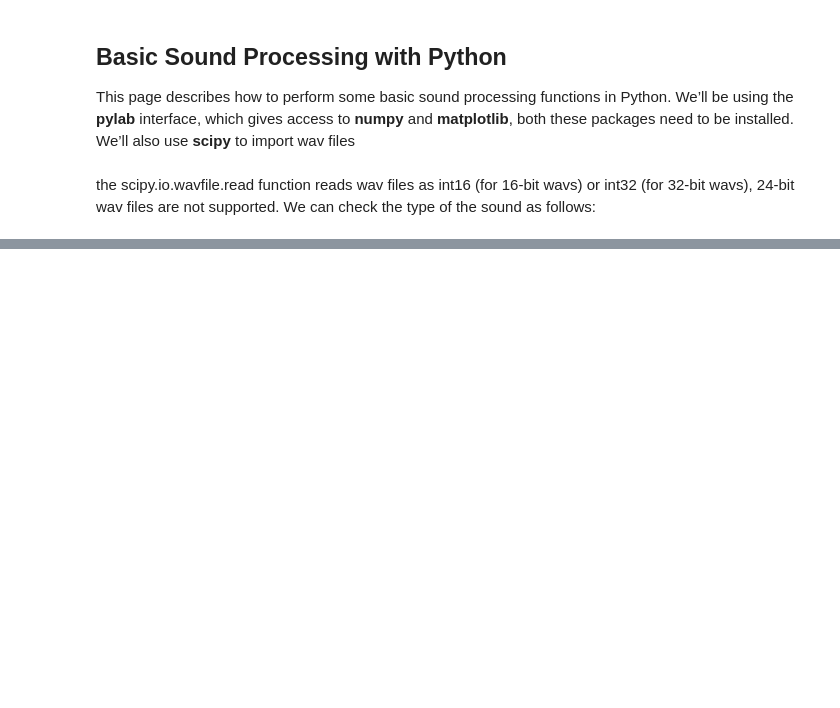
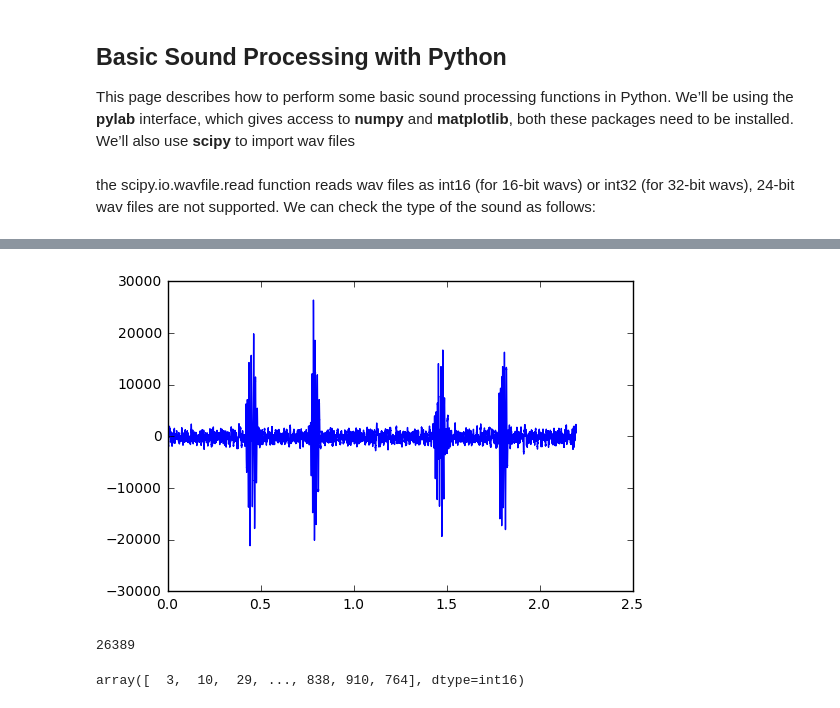
Before and after one commit to zeldi/myjupyter-notebook, a Jupyter notebook: basic-sound-1.ipynb, the cells around one changed output, grey strips where cells are left out. Cells and saved outputs as stored; diff of their text form; code cells hidden in the pictures; blank space fills up the shorter version.

```diff
--- a/basic-sound-1.ipynb
+++ b/basic-sound-1.ipynb
@@ -33,0 +55,15 @@ IndexError: invalid index to scalar variable.
+# %%
+t = np.arange(signal.size)/rate
+# %%
+plt.plot(t,signal)
+plt.show()
+# %% [output]
+[figure, added]
+# %%
+np.max(abs(signal))
+# %% [output]
+26389
+# %%
+abs(signal)
+# %% [output]
+array([  3,  10,  29, ..., 838, 910, 764], dtype=int16)
```
Also changed, not shown: parts of 16 cells of this notebook, 3 other files.
